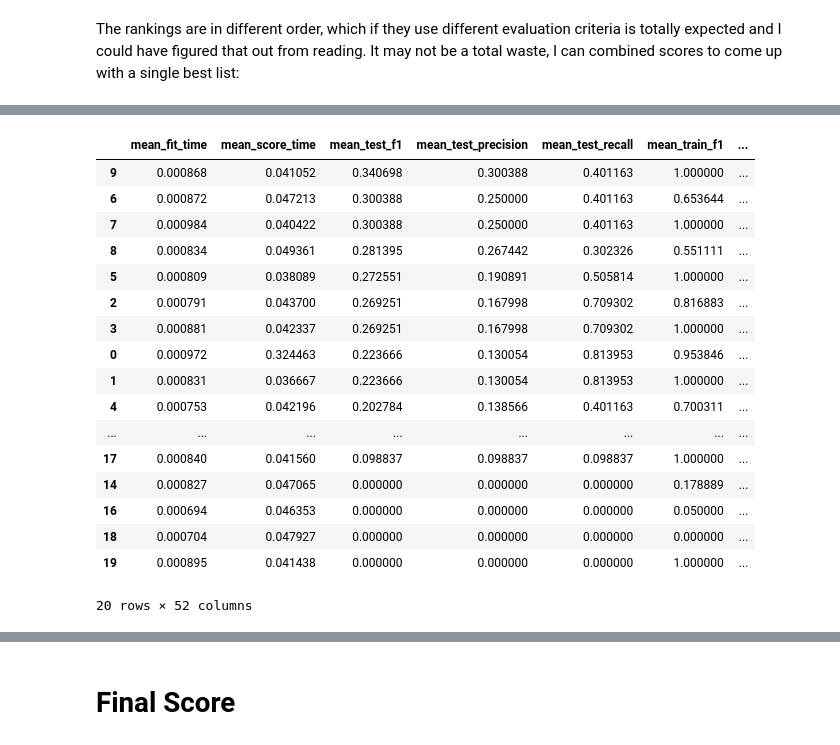
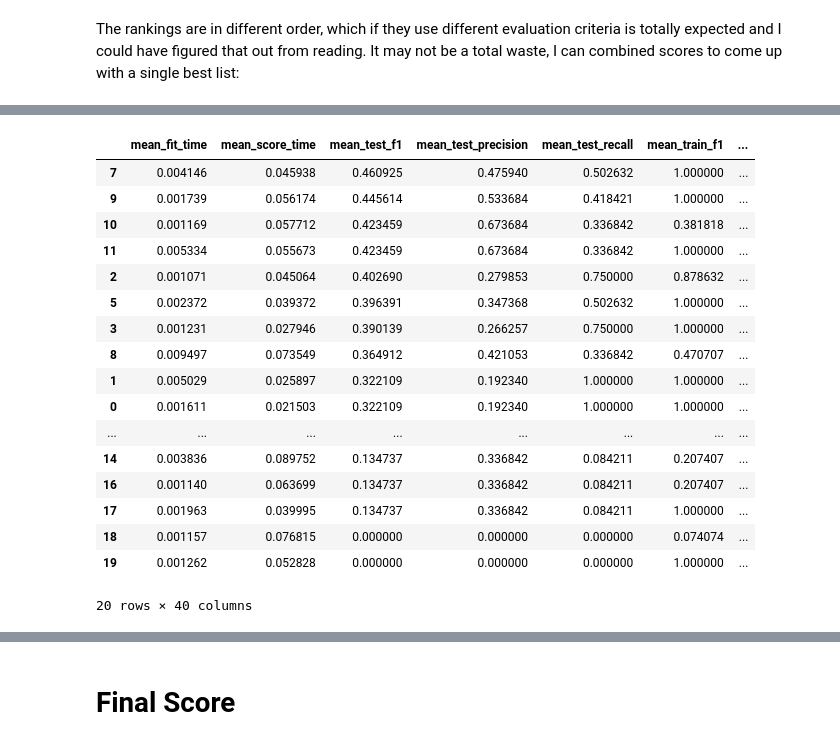
Before and after one commit to bmarshallk/ud120-projects, a Jupyter notebook: final_project/poi_id.ipynb, the cells around one changed output, grey strips where cells are left out. Cells and saved outputs as stored; diff of their text form; code cells hidden in the pictures.

Commit message:
Finalized GridCV section. Initial submission to tester.py

```diff
--- a/final_project/poi_id.ipynb
+++ b/final_project/poi_id.ipynb
@@ -1880,40 +1906,36 @@ Ooh interesting! Our synthetic feature suspicious_cash came out as the 3rd most
 # %%
 from sklearn.model_selection import GridSearchCV
 
-#Making a list of the top features
-top_features = feature_ranks.iloc[0:8]
-top_features = list(top_features['feat'])
-
-#Loading new datasets with the updated feature list:
-features_train, features_test, labels_train, labels_test = ExtractAndSplit(top_features, data_dict, random_state, scale_data=True)
-
-#Loading up parameters for the grid search
-parameters = {'radius':[0.1, 0.2, 0.3, 0.4, 0.5, 0.6, 0.7, 0.8, 0.9, 1.],
+#Loading up which parameters to try in the grid search
+param_grid = {'radius':[0.1, 0.2, 0.3, 0.4, 0.5, 0.6, 0.7, 0.8, 0.9, 1.],
               'weights':('uniform', 'distance')
              }
 
-#Classifier with automated search over parameter space
-rnn = RadiusNeighborsClassifier(outlier_label=1, n_jobs=-1)
-clf = GridSearchCV(rnn, parameters, scoring=['precision','recall','f1'], refit=False, cv=5)
+#Defining which metrics to calculate
+scoring = ['precision','recall','f1']
+
+#Setting the classifier, running grid search, and storing results in dataframe
+rnn = RadiusNeighborsClassifier(outlier_label=1)
+clf = GridSearchCV(rnn, param_grid, scoring=scoring, refit=False, n_jobs=-1)
 clf.fit(features_train, labels_train)
 rnn_results = pd.DataFrame(clf.cv_results_)
 rnn_results.sort_values(by=['mean_test_f1'], ascending=False)
 # %% [output]
 |  | mean_fit_time | mean_score_time | mean_test_f1 | mean_test_precision | mean_test_recall | mean_train_f1 | ... |
-| 9 | 0.000868 | 0.041052 | 0.340698 | 0.300388 | 0.401163 | 1.000000 | ... |
-| 6 | 0.000872 | 0.047213 | 0.300388 | 0.250000 | 0.401163 | 0.653644 | ... |
-| 7 | 0.000984 | 0.040422 | 0.300388 | 0.250000 | 0.401163 | 1.000000 | ... |
-| 8 | 0.000834 | 0.049361 | 0.281395 | 0.267442 | 0.302326 | 0.551111 | ... |
-| 5 | 0.000809 | 0.038089 | 0.272551 | 0.190891 | 0.505814 | 1.000000 | ... |
-| 2 | 0.000791 | 0.043700 | 0.269251 | 0.167998 | 0.709302 | 0.816883 | ... |
-| 3 | 0.000881 | 0.042337 | 0.269251 | 0.167998 | 0.709302 | 1.000000 | ... |
-| 0 | 0.000972 | 0.324463 | 0.223666 | 0.130054 | 0.813953 | 0.953846 | ... |
-| 1 | 0.000831 | 0.036667 | 0.223666 | 0.130054 | 0.813953 | 1.000000 | ... |
-| 4 | 0.000753 | 0.042196 | 0.202784 | 0.138566 | 0.401163 | 0.700311 | ... |
+| 7 | 0.004146 | 0.045938 | 0.460925 | 0.475940 | 0.502632 | 1.000000 | ... |
+| 9 | 0.001739 | 0.056174 | 0.445614 | 0.533684 | 0.418421 | 1.000000 | ... |
+| 10 | 0.001169 | 0.057712 | 0.423459 | 0.673684 | 0.336842 | 0.381818 | ... |
+| 11 | 0.005334 | 0.055673 | 0.423459 | 0.673684 | 0.336842 | 1.000000 | ... |
+| 2 | 0.001071 | 0.045064 | 0.402690 | 0.279853 | 0.750000 | 0.878632 | ... |
+| 5 | 0.002372 | 0.039372 | 0.396391 | 0.347368 | 0.502632 | 1.000000 | ... |
+| 3 | 0.001231 | 0.027946 | 0.390139 | 0.266257 | 0.750000 | 1.000000 | ... |
+| 8 | 0.009497 | 0.073549 | 0.364912 | 0.421053 | 0.336842 | 0.470707 | ... |
+| 1 | 0.005029 | 0.025897 | 0.322109 | 0.192340 | 1.000000 | 1.000000 | ... |
+| 0 | 0.001611 | 0.021503 | 0.322109 | 0.192340 | 1.000000 | 1.000000 | ... |
 | ... | ... | ... | ... | ... | ... | ... | ... |
-| 17 | 0.000840 | 0.041560 | 0.098837 | 0.098837 | 0.098837 | 1.000000 | ... |
-| 14 | 0.000827 | 0.047065 | 0.000000 | 0.000000 | 0.000000 | 0.178889 | ... |
-| 16 | 0.000694 | 0.046353 | 0.000000 | 0.000000 | 0.000000 | 0.050000 | ... |
-| 18 | 0.000704 | 0.047927 | 0.000000 | 0.000000 | 0.000000 | 0.000000 | ... |
-| 19 | 0.000895 | 0.041438 | 0.000000 | 0.000000 | 0.000000 | 1.000000 | ... |
+| 14 | 0.003836 | 0.089752 | 0.134737 | 0.336842 | 0.084211 | 0.207407 | ... |
+| 16 | 0.001140 | 0.063699 | 0.134737 | 0.336842 | 0.084211 | 0.207407 | ... |
+| 17 | 0.001963 | 0.039995 | 0.134737 | 0.336842 | 0.084211 | 1.000000 | ... |
+| 18 | 0.001157 | 0.076815 | 0.000000 | 0.000000 | 0.000000 | 0.074074 | ... |
+| 19 | 0.001262 | 0.052828 | 0.000000 | 0.000000 | 0.000000 | 1.000000 | ... |
-20 rows × 52 columns
+20 rows × 40 columns
```
Also changed, not shown: parts of 35 cells of this notebook.
